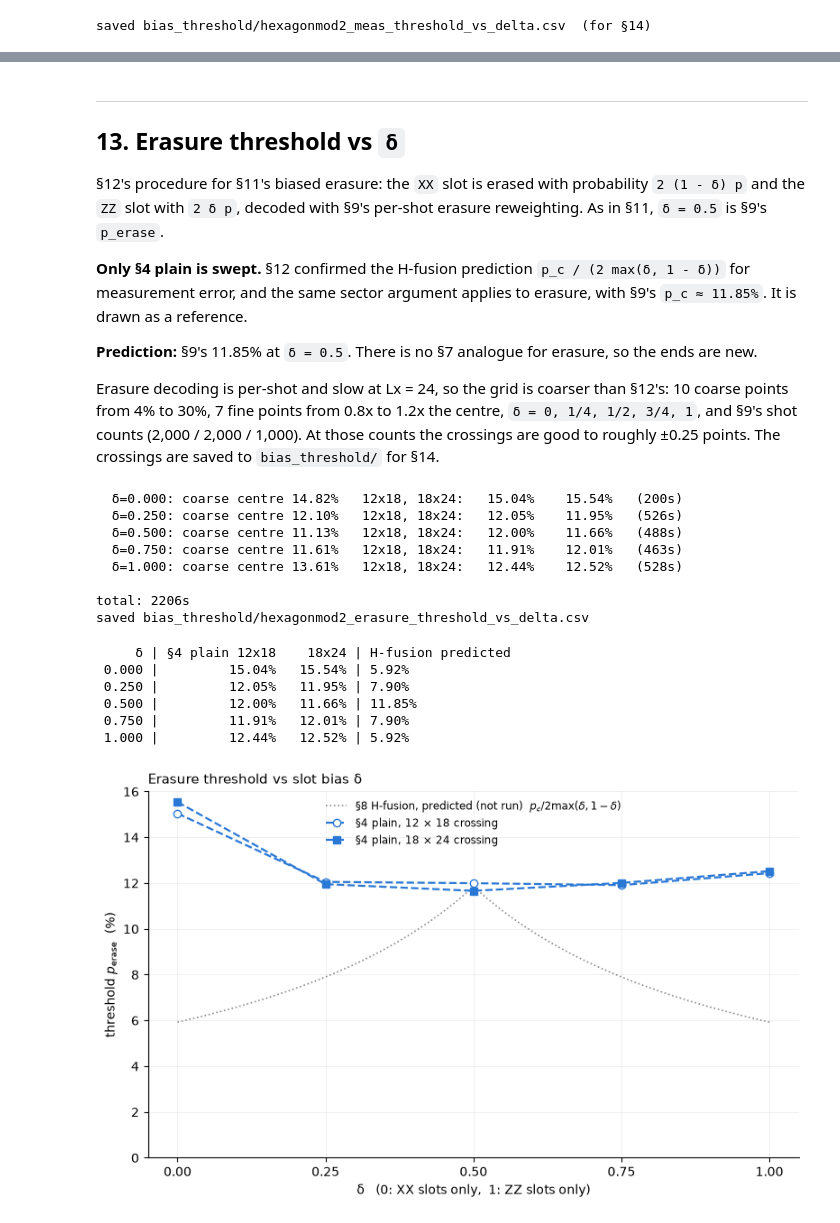
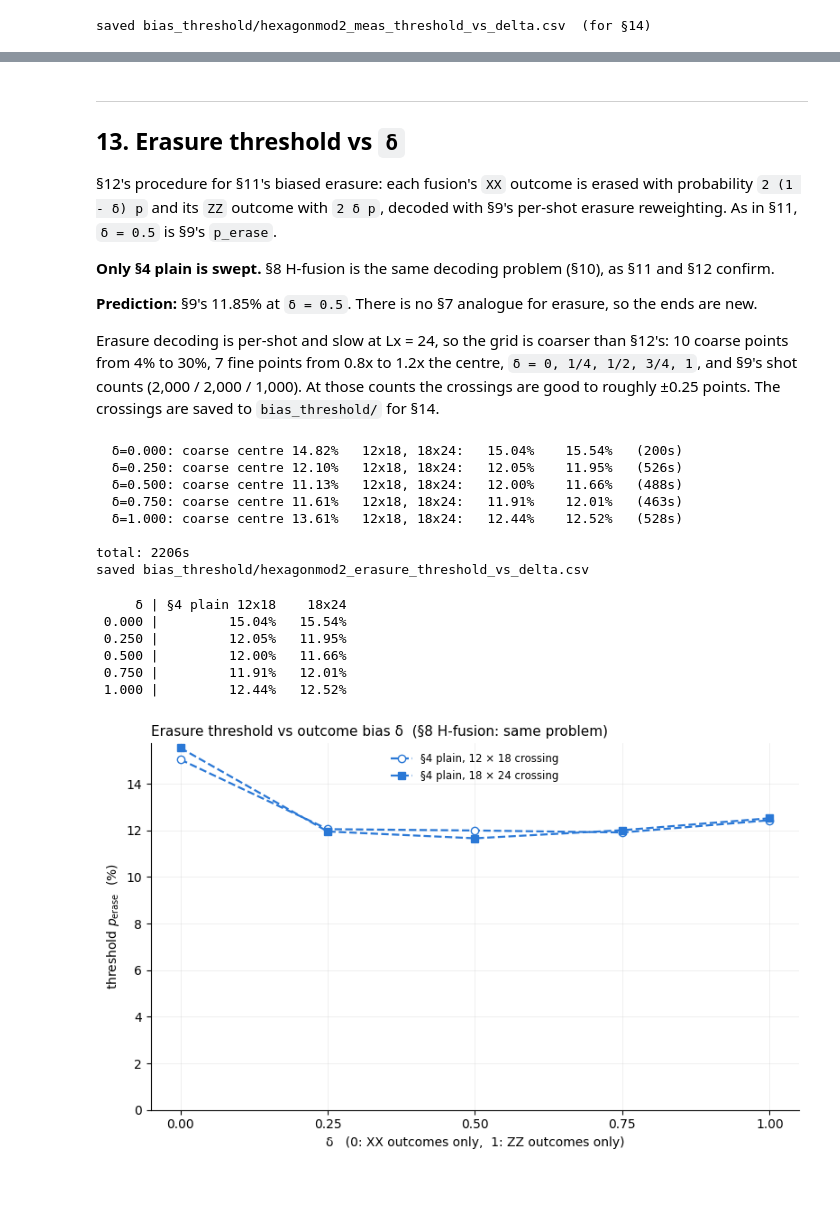
Before and after one commit to anxious-pineapple/Errors-in-FBQC-Code, a Jupyter notebook: Code/HexagonMOD2_fbqc_walkthrough.ipynb, the cells around one changed output, grey strips where cells are left out. Cells and saved outputs as stored; diff of their text form; code cells hidden in the pictures; blank space fills up the shorter version.

```diff
--- a/Code/HexagonMOD2_fbqc_walkthrough.ipynb
+++ b/Code/HexagonMOD2_fbqc_walkthrough.ipynb
@@ -2532,7 +2548,7 @@ def bias_meas_p_sweep(x_max, variant, delta, ps, seed=2027):
     raw = _th_raw[(x_max, variant)]
     rates = []
     for p in ps:
-        q = slot_rates(S['nmeas'], p, delta)
+        q = outcome_rates(x_max, variant, p, delta)
         rng = np.random.default_rng((seed, x_max, int(round(p * 1e6)), int(round(delta * 1e4))))
         outcomes = raw.copy()
         for s0 in range(0, outcomes.shape[0], 2000):    # chunked: (shots, nmeas) floats are large
@@ -2585,19 +2601,11 @@ total: 3277s
 # %%
-def th_prediction_hfusion(delta):
-    return P_C_MEAS / (2 * np.maximum(delta, 1 - delta))
-
-
 fmt = lambda x: f"{x * 100:.3f}%" if x is not None else "--"
-print(f"{'δ':>6} | {'§4 plain 12x18':>14} {'18x24':>8} | {'§8 H-fus 12x18':>14} {'18x24':>8}   predicted H-fusion")
+print(f"{'δ':>6} | {'§4 plain 12x18':>14} {'18x24':>8} | {'§8 H-fus 12x18':>14} {'18x24':>8}")
 for delta in TH_DELTAS:
     a, b = (th_vs_delta[(v, delta)]['crossings'] for v in VARIANTS)
-    print(f"{delta:>6.3f} | {fmt(a[0]):>14} {fmt(a[1]):>8} | {fmt(b[0]):>14} {fmt(b[1]):>8}   "
-          f"{th_prediction_hfusion(delta) * 100:.3f}%")
+    print(f"{delta:>6.3f} | {fmt(a[0]):>14} {fmt(a[1]):>8} | {fmt(b[0]):>14} {fmt(b[1]):>8}")
 
 fig, ax = plt.subplots(figsize=(8.5, 5.2))
-dd = np.linspace(0, 1, 201)
-ax.plot(dd, th_prediction_hfusion(dd) * 100, color="0.55", lw=1.2, ls=":",
-        label="H-fusion prediction  $p_c / 2\\max(δ, 1-δ)$")
 for k, (d, (lo, hi)) in enumerate(P_TH_PLAIN_ENDS.items()):
     edge = [x * (1 - x) * 100 for x in (lo, hi)]      # XX rate 2p = 2x(1-x)
     ax.plot([d, d], edge, color="0.55", lw=5, alpha=.45, solid_capstyle="butt",
@@ -2611,7 +2619,7 @@ for variant in VARIANTS:
         ax.plot([d for d, _ in pts], [x * 100 for _, x in pts], marker=mk, ms=6, lw=1.6,
                 color=CODE_COLOUR[variant], mfc="white" if k == 0 else CODE_COLOUR[variant],
                 ls=STYLE[variant]["ls"], label=f"{variant}, {pair} crossing")
-ax.set_xlabel("δ   (0: XX slots only,  1: ZZ slots only)")
+ax.set_xlabel("δ   (0: XX outcomes only,  1: ZZ outcomes only)")
 ax.set_ylabel("threshold $p_\\mathrm{meas}$  (%)")
 ax.set_xticks(np.linspace(0, 1, 5))
 ax.set_ylim(bottom=0)
@@ -2620,7 +2628,7 @@ ax.set_axisbelow(True)
 for s in ("top", "right"):
     ax.spines[s].set_visible(False)
 ax.legend(fontsize=8.5, frameon=False, loc="upper center", ncol=2)
-ax.set_title("Measurement threshold vs slot bias δ", fontsize=11, loc="left")
+ax.set_title("Measurement threshold vs outcome bias δ", fontsize=11, loc="left")
 fig.tight_layout()
 plt.show()
 # %% [output]
@@ -2700,13 +2703,12 @@ The never-flipping slot's weight floor (`Q_FLOOR = 1e-6`) does not matter: re-de
 ---
 ## 13. Erasure threshold vs `δ`
 
-§12's procedure for §11's biased erasure: the `XX` slot is erased with
-probability `2 (1 - δ) p` and the `ZZ` slot with `2 δ p`, decoded with §9's
+§12's procedure for §11's biased erasure: each fusion's `XX` outcome is erased
+with probability `2 (1 - δ) p` and its `ZZ` outcome with `2 δ p`, decoded with §9's
 per-shot erasure reweighting. As in §11, `δ = 0.5` is §9's `p_erase`.
 
-**Only §4 plain is swept.** §12 confirmed the H-fusion prediction
-`p_c / (2 max(δ, 1 - δ))` for measurement error, and the same sector argument
-applies to erasure, with §9's `p_c ≈ 11.85%`. It is drawn as a reference.
+**Only §4 plain is swept.** §8 H-fusion is the same decoding problem (§10), as
+§11 and §12 confirm.
 
 **Prediction:** §9's 11.85% at `δ = 0.5`. There is no §7 analogue for erasure,
 so the ends are new.
@@ -2733,7 +2735,7 @@ def bias_erase_p_sweep(x_max, variant, delta, ps, seed=2028):
     raw = _th_raw[key]
     rates = []
     for p in ps:
-        q = slot_rates(S['nmeas'], p, delta).astype(np.float32)
+        q = outcome_rates(x_max, variant, p, delta).astype(np.float32)
         rng = np.random.default_rng((seed, x_max, int(round(p * 1e6)), int(round(delta * 1e4))))
         hit = rng.random(raw.shape, dtype=np.float32) < q
         repl = rng.integers(0, 2, size=raw.shape, dtype=np.uint8)
@@ -2773,40 +2775,37 @@ total: 2206s
 saved bias_threshold/hexagonmod2_erasure_threshold_vs_delta.csv
 # %%
 fmt = lambda x: f"{x * 100:.2f}%" if x is not None else "--"
-print(f"{'δ':>6} | {'§4 plain 12x18':>14} {'18x24':>8} | H-fusion predicted")
+print(f"{'δ':>6} | {'§4 plain 12x18':>14} {'18x24':>8}")
 for delta in TH_DELTAS_E:
     xs = th_vs_delta_e[(TH_VARIANT, delta)]['crossings']
-    print(f"{delta:>6.3f} | {fmt(xs[0]):>14} {fmt(xs[1]):>8} | {P_C_ERASE / (2 * max(delta, 1 - delta)) * 100:.2f}%")
+    print(f"{delta:>6.3f} | {fmt(xs[0]):>14} {fmt(xs[1]):>8}")
 
 fig, ax = plt.subplots(figsize=(8, 5))
-dd = np.linspace(0, 1, 201)
-ax.plot(dd, P_C_ERASE / (2 * np.maximum(dd, 1 - dd)) * 100, color="0.55", lw=1.2, ls=":",
-        label="§8 H-fusion, predicted (not run)  $p_c / 2\\max(δ, 1-δ)$")
 for k, (mk, pair) in enumerate((("o", "12 × 18"), ("s", "18 × 24"))):
     pts = [(d, th_vs_delta_e[(TH_VARIANT, d)]['crossings'][k]) for d in TH_DELTAS_E]
     pts = [(d, x) for d, x in pts if x is not None]
     ax.plot([d for d, _ in pts], [x * 100 for _, x in pts], marker=mk, ms=6, lw=1.6, ls="--",
             color="#2a78d6", mfc="white" if k == 0 else "#2a78d6", label=f"§4 plain, {pair} crossing")
-ax.set_xlabel("δ   (0: XX slots only,  1: ZZ slots only)")
+ax.set_xlabel("δ   (0: XX outcomes only,  1: ZZ outcomes only)")
 ax.set_ylabel("threshold $p_\\mathrm{erase}$  (%)")
 ax.set_xticks(np.linspace(0, 1, 5))
 ax.set_ylim(bottom=0)
 ax.grid(alpha=.22, linewidth=.6)
 ax.set_axisbelow(True)
 for s in ("top", "right"):
     ax.spines[s].set_visible(False)
 ax.legend(fontsize=8.5, frameon=False, loc="upper center")
-ax.set_title("Erasure threshold vs slot bias δ", fontsize=11, loc="left")
+ax.set_title("Erasure threshold vs outcome bias δ  (§8 H-fusion: same problem)", fontsize=11, loc="left")
 fig.tight_layout()
 plt.show()
 # %% [output]
-     δ | §4 plain 12x18    18x24 | H-fusion predicted
- 0.000 |         15.04%   15.54% | 5.92%
- 0.250 |         12.05%   11.95% | 7.90%
- 0.500 |         12.00%   11.66% | 11.85%
- 0.750 |         11.91%   12.01% | 7.90%
- 1.000 |         12.44%   12.52% | 5.92%
+     δ | §4 plain 12x18    18x24
+ 0.000 |         15.04%   15.54%
+ 0.250 |         12.05%   11.95%
+ 0.500 |         12.00%   11.66%
+ 0.750 |         11.91%   12.01%
+ 1.000 |         12.44%   12.52%
-[figure, old version]
+[figure, new version]
 # %% [markdown]
 ### Result
 
```
Also changed, not shown: parts of 20 cells of this notebook, 18 other files.
